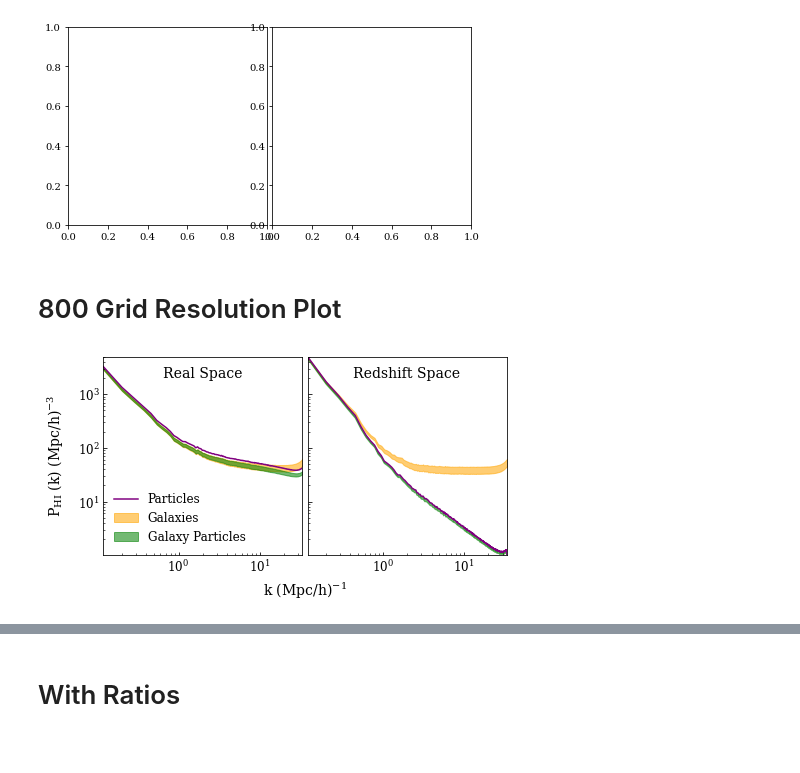
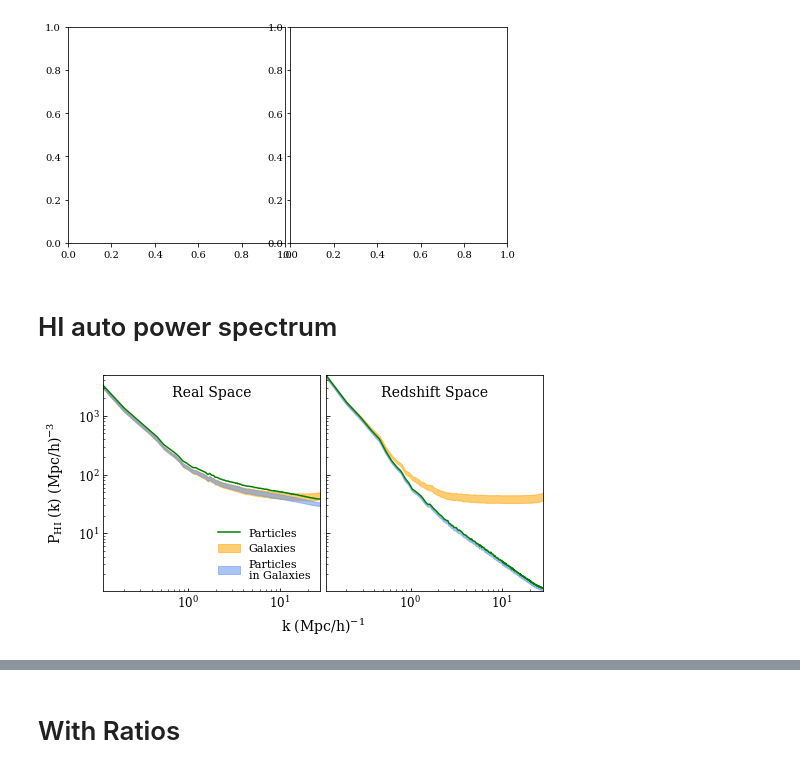
Before and after one commit to calvinosinga/hcolor, a Jupyter notebook: fig_md_analysis/HI_auto/HI_auto_pk.ipynb, the cells around one changed output, grey strips where cells are left out. Drawn from its saved outputs; the diff is of its cells as text; code cells hidden in the pictures.

```diff
--- a/fig_md_analysis/HI_auto/HI_auto_pk.ipynb
+++ b/fig_md_analysis/HI_auto/HI_auto_pk.ipynb
@@ -22,17 +22,17 @@ vnfile = pkl.load(open(path + 'vngrid_tng100B_099S_0A_800R.pkl_rlib.pkl', 'rb'))
 flib_og = FigureLibrary(hisubfile, 'pk')
 flib_og.addResults(hiptlfile)
 flib_og.addResults(vnfile)
-flib_og.addResults(midhisubfile)
-flib_og.addResults(midhiptlfile)
-flib_og.addResults(midvnfile)
+# flib_og.addResults(midhisubfile)
+# flib_og.addResults(midhiptlfile)
+# flib_og.addResults(midvnfile)
 # %%
 flib = copy.copy(flib_og)
-flib.createFigGrid(1, 2, panel_length = 2.75)
+flib.createFigGrid(1, 2, panel_length = 3)
 fig_no_ratio, panels = flib.getFig()
 # %% [output]
-[figure, old version]
+[figure, new version]
-# %% [markdown]
-# 800 Grid Resolution Plot
+# %% [markdown]
+# HI auto power spectrum
 # %%
 # get the desired power spectra
 ip = {}
@@ -78,5 +78,5 @@ flib.axisLabel('y', pos = ypos, subscript = '\\rm{HI}', txt_kwargs = axiskw)
 # %%
 fig_no_ratio
 # %% [output]
-[figure, old version]
+[figure, new version]
 # %%
```
Also changed, not shown: parts of 7 cells of this notebook, 7 other files.
